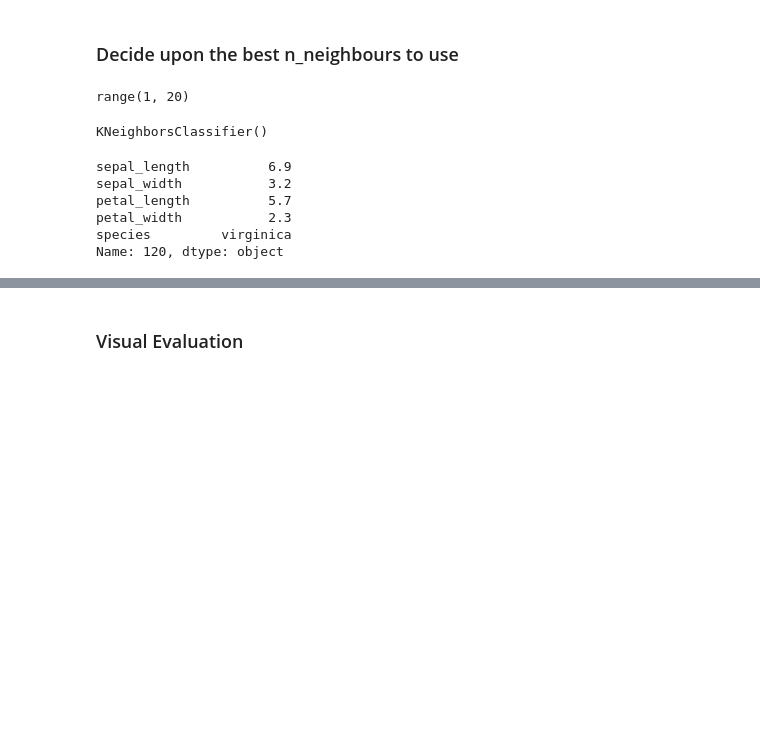
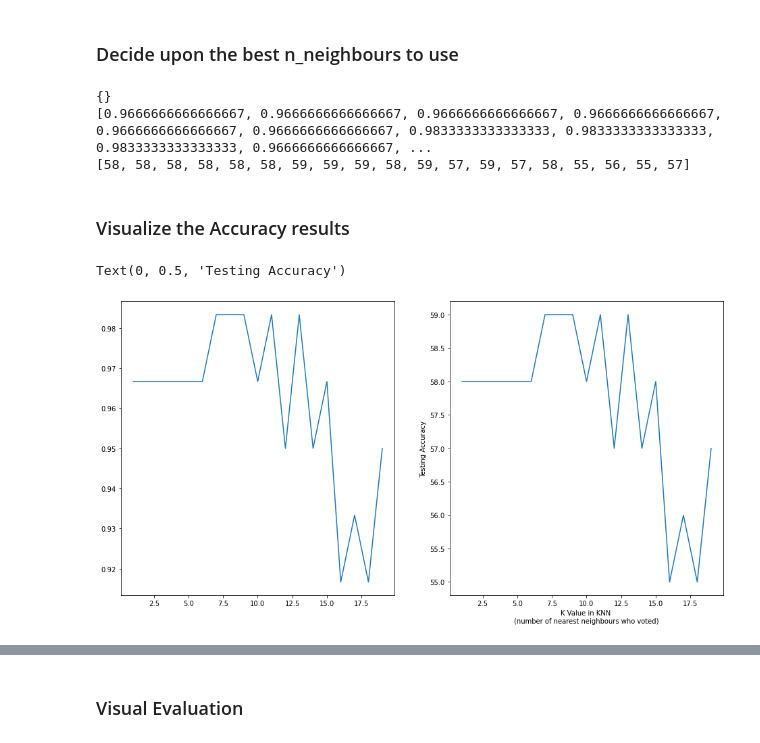
Before and after one commit to fionaoriordan/MLS_Tasks, a Jupyter notebook: Tasks.ipynb, the cells around one changed output, grey strips where cells are left out. Saved outputs shown, nothing was run; the diff lists cells and outputs as text; code cells hidden in the pictures; blank space fills up the shorter version.

Commit message:
adding to knn model & sklearn explaination

```diff
--- a/Tasks.ipynb
+++ b/Tasks.ipynb
@@ -766,6 +816,6 @@ dtype: int64
 Setting the test size = 0.4. Stratify (ie peserving the data class balance) by species. using a random state to perserve outputs.
 # %%
 
-train, test = train_test_split(df, test_size = 0.4, stratify = df['species'], random_state = 10)
+X_train, X_test, y_train, y_test = train_test_split(X,y, test_size = 0.4, stratify =y, random_state = 44)
 # %%
 # review the number of observations in each set.
@@ -794,26 +831,43 @@ outputs = train['species']
 # %% [markdown]
 ### Decide upon the best n_neighbours to use
-# %%
-#classifer
-from sklearn import metrics
-# creating an objects with the k number of nearest neighbours ranging from 1 to 20
-krange = range(1,20)
-
-knn = nei.KNeighborsClassifier(n_neighbors=5)
-# %% [output]
-range(1, 20)
-# %%
-#fit the inputs and outputs to the object knn
-knn.fit(inputs, outputs)
-# %% [output]
-KNeighborsClassifier()
-# %%
-df.loc[120]
-# %% [output]
-sepal_length          6.9
-sepal_width           3.2
-petal_length          5.7
-petal_width           2.3
-species         virginica
-Name: 120, dtype: object
+# %%
+# import sklearn metrics so that can apply metrics as described
+# in https://scikit-learn.org/stable/modules/generated/sklearn.metrics.accuracy_score.html
+from sklearn import metrics
+# creating an objects with the k number of nearest neighbours ranging from 1 to 20
+krange = range(1,20)
+
+# create an empty dict to store scores for each k value created.
+knnscores = {}
+# create an empyt list to store the scores list
+kscoreslist = []
+accuracylist = []
+for k in krange:
+    # classify and in doing create knn object with k number of neighbours.
+    knn = nei.KNeighborsClassifier(n_neighbors=k)
+    #fit the inputs and outputs to the object knn
+    knn.fit(X_train, y_train)
+#     // create predictions for X_test using the and record assign the predictions
+    y_predict = knn.predict(X_test)
+#     knnscores[k] = metrics.accuracy_score(y_test,y_predict)
+    kscoreslist.append(metrics.accuracy_score(y_test, y_predict))
+#     accuracylist.append((knn.predict(X_test) == y_test).sum())
+print(knnscores)
+print(kscoreslist)
+# print(accuracylist)
+# %% [output]
+{}
+[0.9666666666666667, 0.9666666666666667, 0.9666666666666667, 0.9666666666666667, 0.9666666666666667, 0.9666666666666667, 0.9833333333333333, 0.9833333333333333, 0.9833333333333333, 0.9666666666666667, ...
+[58, 58, 58, 58, 58, 58, 59, 59, 59, 58, 59, 57, 59, 57, 58, 55, 56, 55, 57]
+# %% [markdown]
+### Visualize the Accuracy results
+# %%
+fig, axes = plt.subplots(1, 2, figsize=(16,8))
+axes[0].plot(krange, kscoreslist)
+axes[1].plot(krange, accuracylist)
+plt.xlabel("K Value in KNN \n(number of nearest neighbours who voted)")
+plt.ylabel("Testing Accuracy")
+# %% [output]
+Text(0, 0.5, 'Testing Accuracy')
+[figure, added]
 # %%
```
Also changed, not shown: parts of 21 cells of this notebook.
